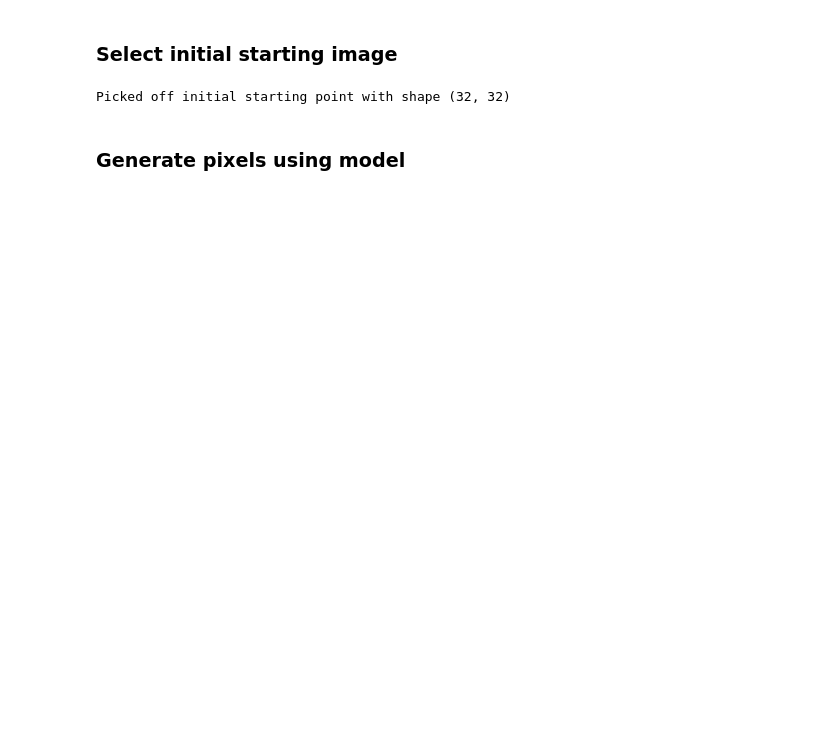
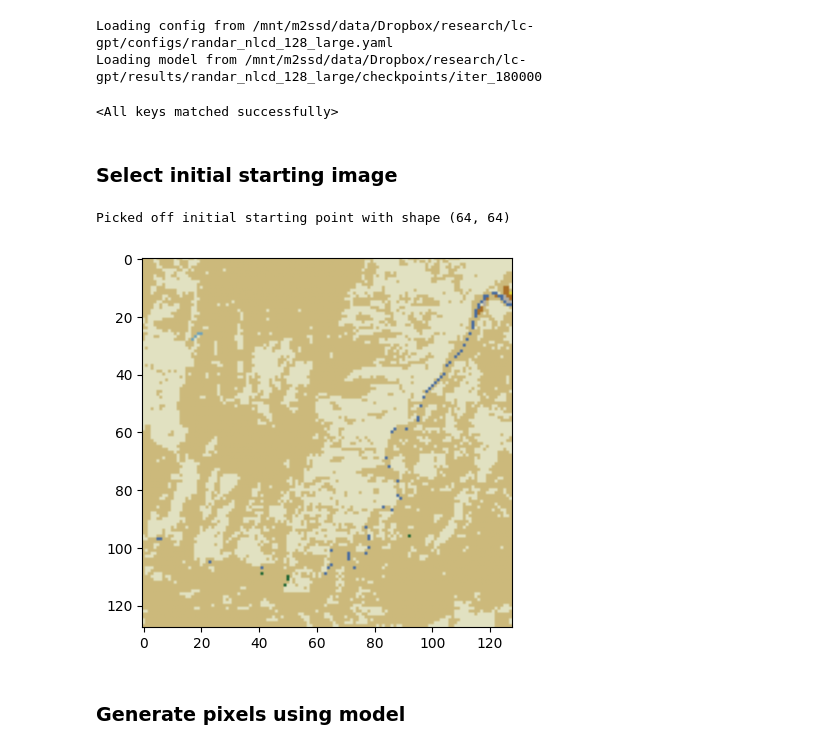
Before and after one commit to ckrapu/lc-gpt, a Jupyter notebook: scripts/viz-wide-animation.ipynb, the cells around one changed output. Saved outputs shown, nothing was run; the diff lists cells and outputs as text; code cells hidden in the pictures; blank space fills up the shorter version.

```diff
--- a/scripts/viz-wide-animation.ipynb
+++ b/scripts/viz-wide-animation.ipynb
@@ -15,14 +15,15 @@ sys.path.append("../")
 from RandAR.utils import instantiate_from_config
 from RandAR.utils.inpainting import generate_inpainting
 from RandAR.model.nlcd_tokenizer import NLCDTokenizer
+from RandAR.dataset.nlcd_dataset import detokenize
 
 parent_path = Path.cwd().parent
 
 @dataclass
 class Config:
-    config_path: Path = parent_path / "configs/randar_nlcd_32.yaml"
-    gpt_ckpt: Path = parent_path / "results_nlcd_32/randar_nlcd_32/checkpoints/final"
-    data_path: Path = parent_path / "data/data_32.npz"
+    config_path: Path = parent_path / "configs/randar_nlcd_128_large.yaml"
+    gpt_ckpt: Path = parent_path / "results/randar_nlcd_128_large/checkpoints/iter_180000"
+    data_path: Path = parent_path / "data/data_128_final.npz"
     device: str = "cuda"
     output_path: Path = parent_path / "results/visualizations/wide_animation-2048.gif"
     seed = 827
@@ -31,29 +32,11 @@ class Config:
     temperature: float = 1.0
     top_k: int = 0
     top_p: float = 1.0
+    d = 2 # the dimension of each patch per token, i.e. a token represents a d x d patch
     save_path: Path = parent_path / "data/wide_sample.pkl"
     image_width: int = 1024
     fps: int = 30
-    vocab_size: int = 16
 
-'''
-0: Open Water
-1: Perennial Ice/Snow
-2: Developed, Open Space
-3: Developed, Low Intensity
-4: Developed, Medium Intensity
-5: Developed, High Intensity
-6: Barren Land (Rock/Sand/Clay)
-7: Deciduous Forest
-8: Evergreen Forest
-9: Mixed Forest
-10: Dwarf Scrub
-11: Shrub/Scrub
-12: Grassland/Herbaceous
-13: Sedge/Herbaceous
-14: Lichens
-15: Moss
-'''
 
 config = Config()
 
@@ -71,14 +54,22 @@ model.eval()
 from safetensors.torch import load_file
 state_dict = load_file(os.path.join(config.gpt_ckpt, "model.safetensors"))
 model.load_state_dict(state_dict)
+# %% [output]
+Loading config from /mnt/m2ssd/data/Dropbox/research/lc-gpt/configs/randar_nlcd_128_large.yaml
+Loading model from /mnt/m2ssd/data/Dropbox/research/lc-gpt/results/randar_nlcd_128_large/checkpoints/iter_180000
+<All keys matched successfully>
 # %% [markdown]
 ### Select initial starting image
 # %%
-data = np.load(config.data_path)['test_data'][:, 0]
-start_data_point = data[100].squeeze()
+data = np.load(config.data_path)
+start_data_point = data['test_data_tokenized'][1200]
 print(f"Picked off initial starting point with shape {start_data_point.shape}")
+
+
+plt.imshow(NLCDTokenizer.nlcd_to_rgb(detokenize(start_data_point, data['decode_table'])));
 # %% [output]
-Picked off initial starting point with shape (32, 32)
+Picked off initial starting point with shape (64, 64)
+[figure, added]
 # %% [markdown]
 ### Generate pixels using model
 # %%
```
Also changed, not shown: parts of 2 cells of this notebook, 10 other files.
